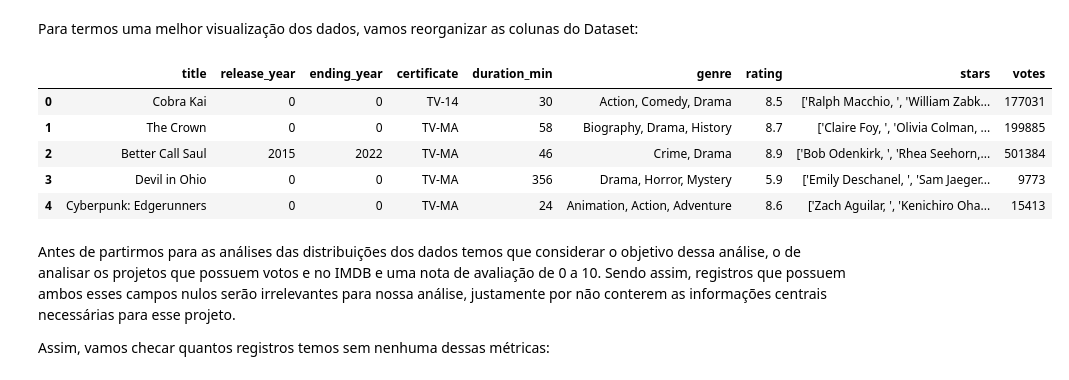
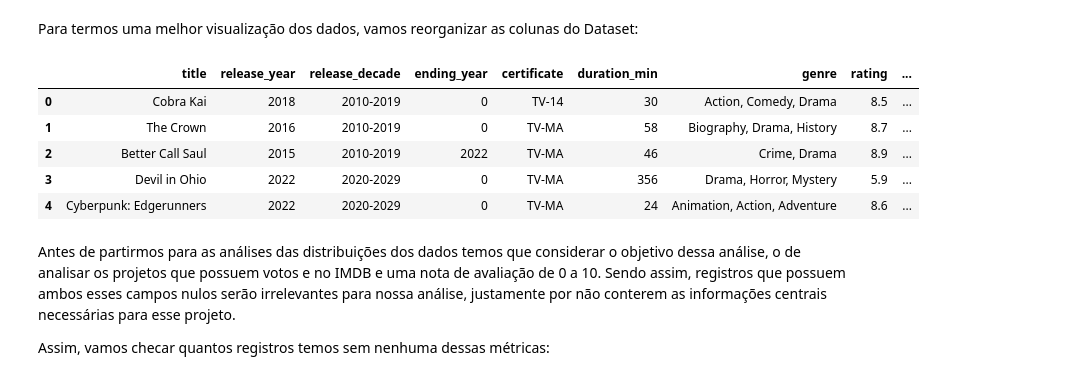
Before and after one commit to JoSEPHDev2022/netflix_movies_analise, a Jupyter notebook: analise.ipynb, the cells around one changed output. Cells and saved outputs as stored; diff of their text form; code cells hidden in the pictures.

```diff
--- a/analise.ipynb
+++ b/analise.ipynb
@@ -324,12 +325,14 @@ def separate_start_finish_years(data: pd.DataFrame) -> pd.DataFrame:
     data['release_year'] = data['year'].apply(
         lambda start_year:
             str(start_year)[:4] if len(str(start_year)) == 8 else
+            str(start_year) if len(str(start_year)) == 4 else
             0
         )
 
     data['ending_year'] = data['year'].apply(
         lambda end_year:
             str(end_year)[-4:] if len(str(end_year)) == 8 else
+            0 if len(str(end_year)) == 4 else
             0
         )
 
@@ -386,0 +427,32 @@ dtype: object
+# %%
+def set_release_decade(data:pd.DataFrame) -> pd.DataFrame:
+    '''Retorna uma nova coluna baseada na coluna release_year.
+    A coluna nova retornada é:
+
+        "release_decade" - consta em qual década o projeto foi lançado.
+
+    Caso os valores não estejam presentes para atribuição das colunas,
+    será retornado o valor 0 para o registro.
+    '''
+    data['release_decade'] = data['release_year'].apply(
+        lambda release_year:
+            '1930-1939' if 1930 <= release_year <= 1939 else
+            '1940-1949' if 1940 <= release_year <= 1949 else
+            '1950-1959' if 1950 <= release_year <= 1959 else
+            '1960-1969' if 1960 <= release_year <= 1969 else
+            '1970-1979' if 1970 <= release_year <= 1979 else
+            '1980-1989' if 1980 <= release_year <= 1989 else
+            '1990-1999' if 1990 <= release_year <= 1999 else
+            '2000-2009' if 2000 <= release_year <= 2009 else
+            '2010-2019' if 2010 <= release_year <= 2019 else
+            '2020-2029' if 2020 <= release_year <= 2029 else
+            0
+    )
+
+    return data
+# %%
+# Aplicando função para criação da nova coluna:
+data_clean = set_release_decade(data_clean)
+
+# Checando resultados:
+data_clean.sample(10)
@@ -520,6 +589,3 @@ def clean_stars_column(data: pd.DataFrame) -> pd.DataFrame:
-# %%
-# Aplicando correções na coluna:
-data_clean = clean_stars_column(data_clean)
 # %% [markdown]
 - Coluna Certificate:
 # %%
@@ -579,19 +645,19 @@ Para termos uma melhor visualização dos dados, vamos reorganizar as colunas do
 # %%
 # Reorganizando o dataframe para uma visualização melhor
 data_clean = data_clean.loc[:,
-                            ['title', 'release_year', 'ending_year', 'certificate',
-                            'duration_min', 'genre', 'rating', 'stars', 'votes']
+                            ['title', 'release_year', 'release_decade', 'ending_year', 'certificate',
+                            'duration_min', 'genre', 'rating', 'votes']
                             ]
 
 # Checando nova visualização
 data_clean.head()
 # %% [output]
-|  | title | release_year | ending_year | certificate | duration_min | genre | rating | stars | votes |
-| 0 | Cobra Kai | 0 | 0 | TV-14 | 30 | Action, Comedy, Drama | 8.5 | ['Ralph Macchio, ', 'William Zabk... | 177031 |
-| 1 | The Crown | 0 | 0 | TV-MA | 58 | Biography, Drama, History | 8.7 | ['Claire Foy, ', 'Olivia Colman, ... | 199885 |
-| 2 | Better Call Saul | 2015 | 2022 | TV-MA | 46 | Crime, Drama | 8.9 | ['Bob Odenkirk, ', 'Rhea Seehorn,... | 501384 |
-| 3 | Devil in Ohio | 0 | 0 | TV-MA | 356 | Drama, Horror, Mystery | 5.9 | ['Emily Deschanel, ', 'Sam Jaeger... | 9773 |
-| 4 | Cyberpunk: Edgerunners | 0 | 0 | TV-MA | 24 | Animation, Action, Adventure | 8.6 | ['Zach Aguilar, ', 'Kenichiro Oha... | 15413 |
+|  | title | release_year | release_decade | ending_year | certificate | duration_min | genre | rating | ... |
+| 0 | Cobra Kai | 2018 | 2010-2019 | 0 | TV-14 | 30 | Action, Comedy, Drama | 8.5 | ... |
+| 1 | The Crown | 2016 | 2010-2019 | 0 | TV-MA | 58 | Biography, Drama, History | 8.7 | ... |
+| 2 | Better Call Saul | 2015 | 2010-2019 | 2022 | TV-MA | 46 | Crime, Drama | 8.9 | ... |
+| 3 | Devil in Ohio | 2022 | 2020-2029 | 0 | TV-MA | 356 | Drama, Horror, Mystery | 5.9 | ... |
+| 4 | Cyberpunk: Edgerunners | 2022 | 2020-2029 | 0 | TV-MA | 24 | Animation, Action, Adventure | 8.6 | ... |
 # %% [markdown]
 Antes de partirmos para as análises das distribuições dos dados temos que considerar o objetivo dessa análise, o de analisar os projetos que possuem votos e no IMDB e uma nota de avaliação de 0 a 10. Sendo assim, registros que possuem ambos esses campos nulos serão irrelevantes para nossa análise, justamente por não conterem as informações centrais necessárias para esse projeto.
 
```
Also changed, not shown: parts of 78 cells of this notebook.
